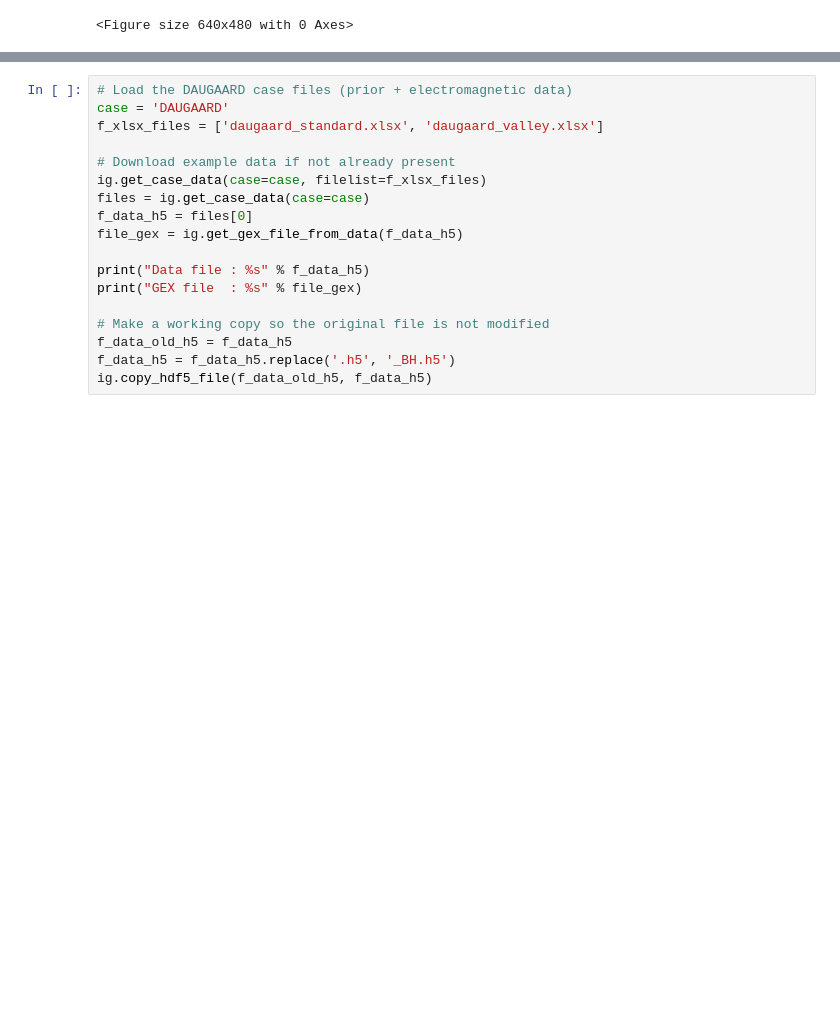
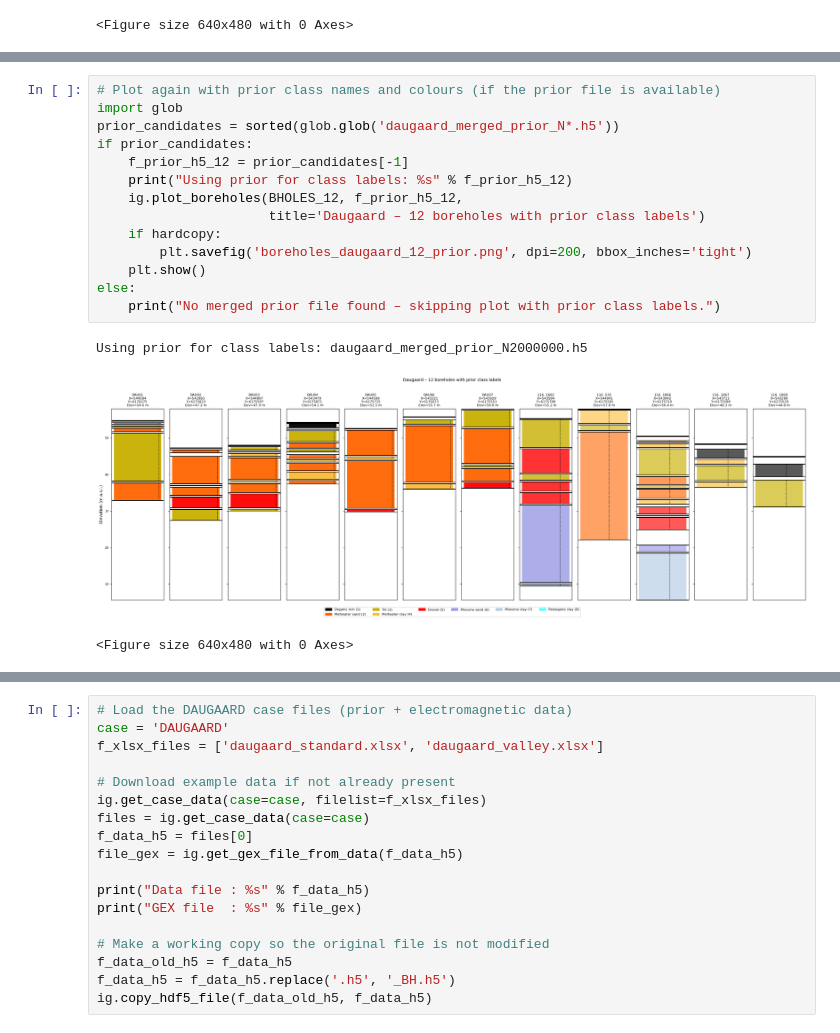
Before and after one commit to AUProbGeo/integrate_module, a Jupyter notebook: examples/integrate_boreholes.ipynb, the cells around one changed output, grey strips where cells are left out. Drawn from its saved outputs; the diff is of its cells as text; blank space fills up the shorter version.

```diff
--- a/examples/integrate_boreholes.ipynb
+++ b/examples/integrate_boreholes.ipynb
@@ -325,0 +342,18 @@ Key parameters of `ig.save_borehole_data()`:
+# %%
+# Plot again with prior class names and colours (if the prior file is available)
+import glob
+prior_candidates = sorted(glob.glob('daugaard_merged_prior_N*.h5'))
+if prior_candidates:
+    f_prior_h5_12 = prior_candidates[-1]
+    print("Using prior for class labels: %s" % f_prior_h5_12)
+    ig.plot_boreholes(BHOLES_12, f_prior_h5_12,
+                      title='Daugaard – 12 boreholes with prior class labels')
+    if hardcopy:
+        plt.savefig('boreholes_daugaard_12_prior.png', dpi=200, bbox_inches='tight')
+    plt.show()
+else:
+    print("No merged prior file found – skipping plot with prior class labels.")
+# %% [output]
+Using prior for class labels: daugaard_merged_prior_N2000000.h5
+[figure, added]
+<Figure size 640x480 with 0 Axes>
```
Also changed, not shown: parts of 8 cells of this notebook.
